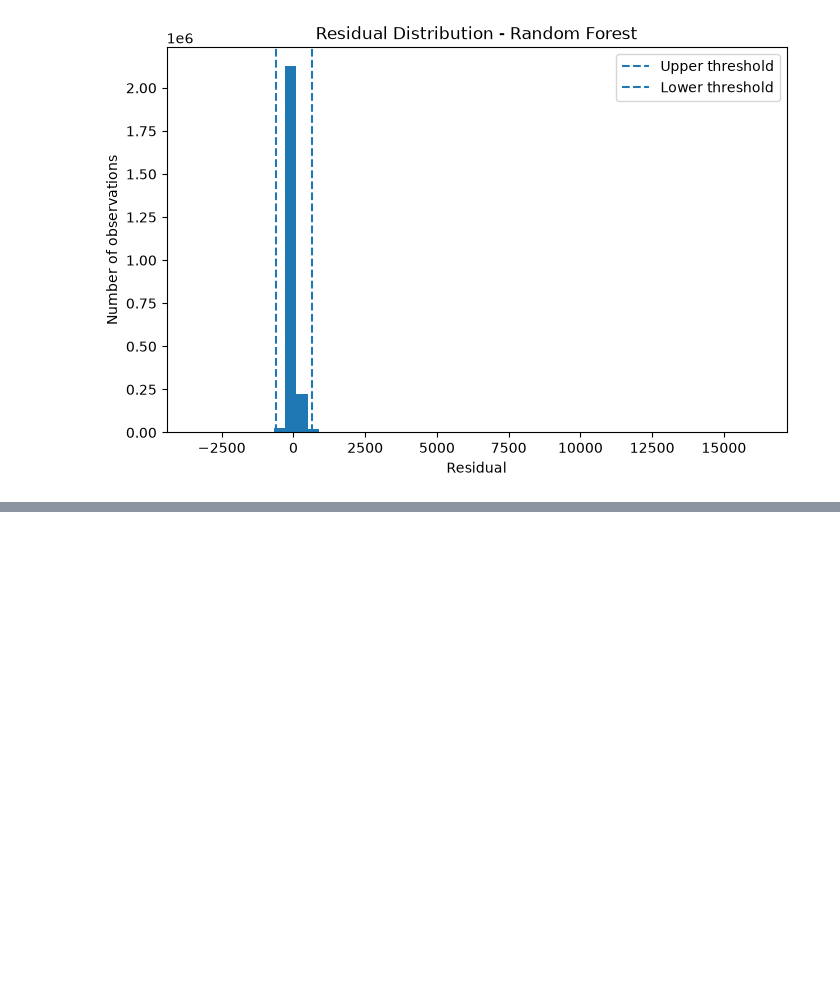
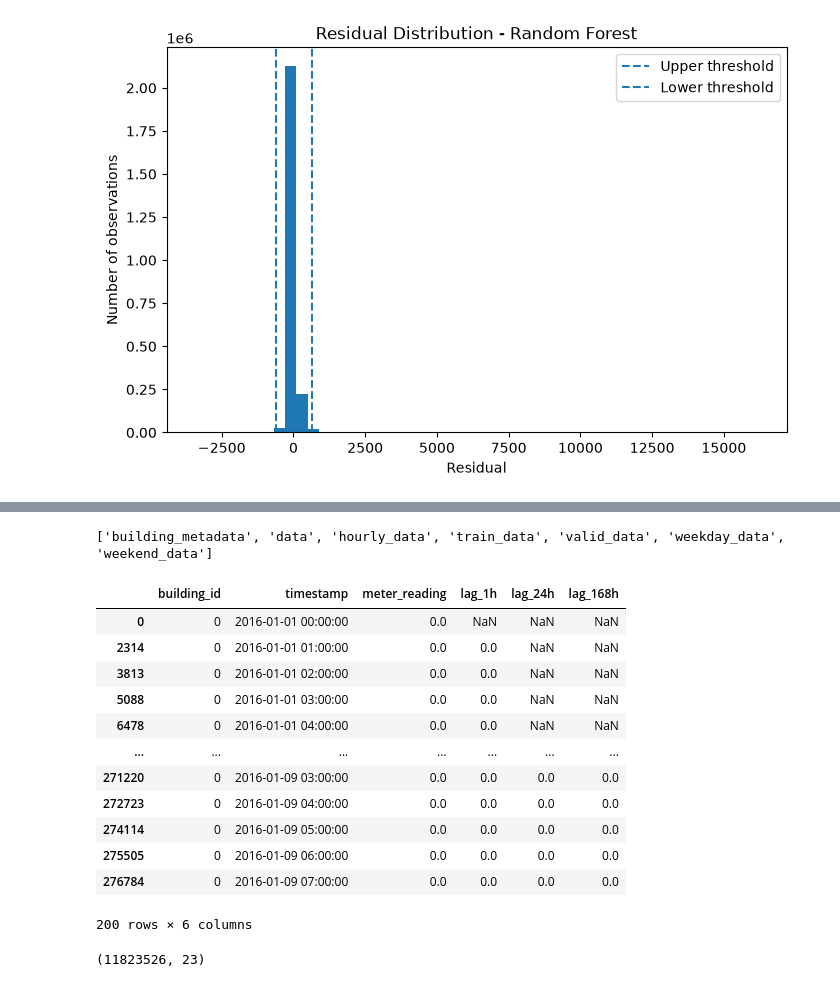
Before and after one commit to ArpanOj/Electricity-consumption-anomaly-detection, a Jupyter notebook: Electricity_comsumption_anomaly_detection.ipynb, the cells around one changed output, grey strips where cells are left out. Saved outputs shown, nothing was run; the diff lists cells and outputs as text; code cells hidden in the pictures; blank space fills up the shorter version.

```diff
--- a/Electricity_comsumption_anomaly_detection.ipynb
+++ b/Electricity_comsumption_anomaly_detection.ipynb
@@ -617,0 +903,41 @@ plt.show()
+# %%
+print([name for name in dir() if "merge" in name.lower() or "data" in name.lower()])
+# %% [output]
+['building_metadata', 'data', 'hourly_data', 'train_data', 'valid_data', 'weekday_data', 'weekend_data']
+# %%
+data = data.sort_values(["building_id", "timestamp"])
+
+data["lag_1h"] = data.groupby("building_id")["meter_reading"].shift(1)
+data["lag_24h"] = data.groupby("building_id")["meter_reading"].shift(24)
+data["lag_168h"] = data.groupby("building_id")["meter_reading"].shift(168)
+# %%
+data[[
+    "building_id",
+    "timestamp",
+    "meter_reading",
+    "lag_1h",
+    "lag_24h",
+    "lag_168h"
+]].head(200)
+# %% [output]
+|  | building_id | timestamp | meter_reading | lag_1h | lag_24h | lag_168h |
+| 0 | 0 | 2016-01-01 00:00:00 | 0.0 | NaN | NaN | NaN |
+| 2314 | 0 | 2016-01-01 01:00:00 | 0.0 | 0.0 | NaN | NaN |
+| 3813 | 0 | 2016-01-01 02:00:00 | 0.0 | 0.0 | NaN | NaN |
+| 5088 | 0 | 2016-01-01 03:00:00 | 0.0 | 0.0 | NaN | NaN |
+| 6478 | 0 | 2016-01-01 04:00:00 | 0.0 | 0.0 | NaN | NaN |
+| ... | ... | ... | ... | ... | ... | ... |
+| 271220 | 0 | 2016-01-09 03:00:00 | 0.0 | 0.0 | 0.0 | 0.0 |
+| 272723 | 0 | 2016-01-09 04:00:00 | 0.0 | 0.0 | 0.0 | 0.0 |
+| 274114 | 0 | 2016-01-09 05:00:00 | 0.0 | 0.0 | 0.0 | 0.0 |
+| 275505 | 0 | 2016-01-09 06:00:00 | 0.0 | 0.0 | 0.0 | 0.0 |
+| 276784 | 0 | 2016-01-09 07:00:00 | 0.0 | 0.0 | 0.0 | 0.0 |
+200 rows × 6 columns
+# %%
+data_lag = data.dropna(
+    subset=["lag_1h", "lag_24h", "lag_168h"]
+).copy()
+
+print(data_lag.shape)
+# %% [output]
+(11823526, 23)
```
Also changed, not shown: parts of 47 cells of this notebook.
